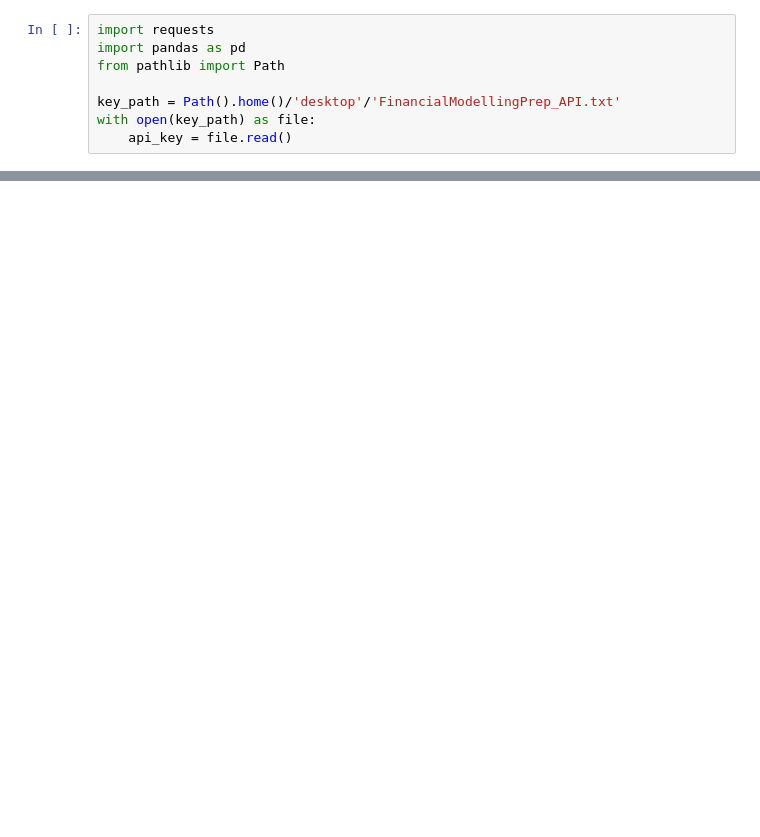
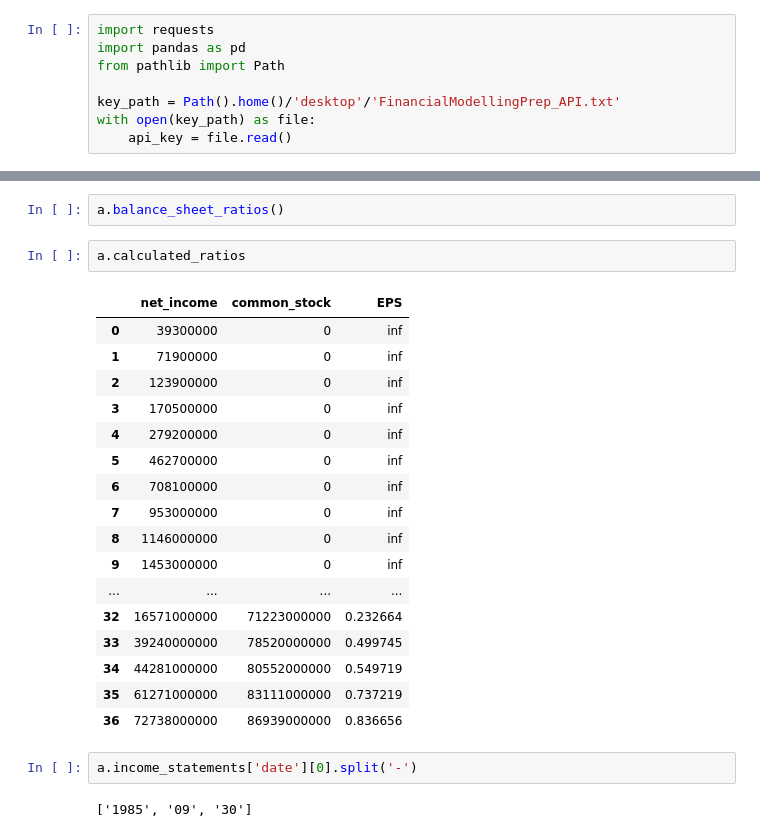
Before and after one commit to oldhiltonian/investment-tools, a Jupyter notebook: Financial Modelling Prep Library/Untitled.ipynb, the cells around one changed output, grey strips where cells are left out. Saved outputs shown, nothing was run; the diff lists cells and outputs as text; blank space fills up the shorter version.

```diff
--- a/Financial Modelling Prep Library/Untitled.ipynb
+++ b/Financial Modelling Prep Library/Untitled.ipynb
@@ -82,0 +217,26 @@ a_df
+# %%
+a.balance_sheet_ratios()
+# %%
+a.calculated_ratios
+# %% [output]
+|  | net_income | common_stock | EPS |
+| 0 | 39300000 | 0 | inf |
+| 1 | 71900000 | 0 | inf |
+| 2 | 123900000 | 0 | inf |
+| 3 | 170500000 | 0 | inf |
+| 4 | 279200000 | 0 | inf |
+| 5 | 462700000 | 0 | inf |
+| 6 | 708100000 | 0 | inf |
+| 7 | 953000000 | 0 | inf |
+| 8 | 1146000000 | 0 | inf |
+| 9 | 1453000000 | 0 | inf |
+| ... | ... | ... | ... |
+| 32 | 16571000000 | 71223000000 | 0.232664 |
+| 33 | 39240000000 | 78520000000 | 0.499745 |
+| 34 | 44281000000 | 80552000000 | 0.549719 |
+| 35 | 61271000000 | 83111000000 | 0.737219 |
+| 36 | 72738000000 | 86939000000 | 0.836656 |
+# %%
+a.income_statements['date'][0].split('-')
+# %% [output]
+['1985', '09', '30']
```
Also changed, not shown: parts of 10 cells of this notebook, 6 other files.
